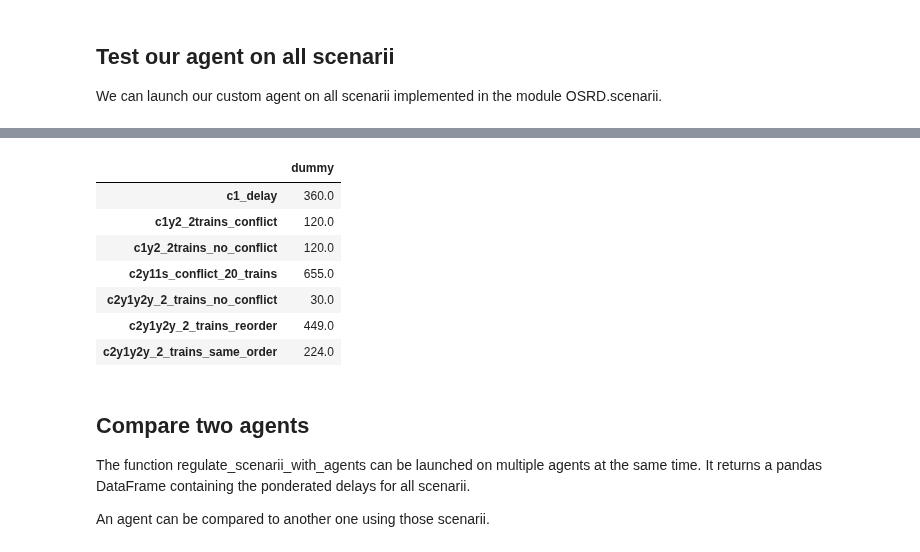
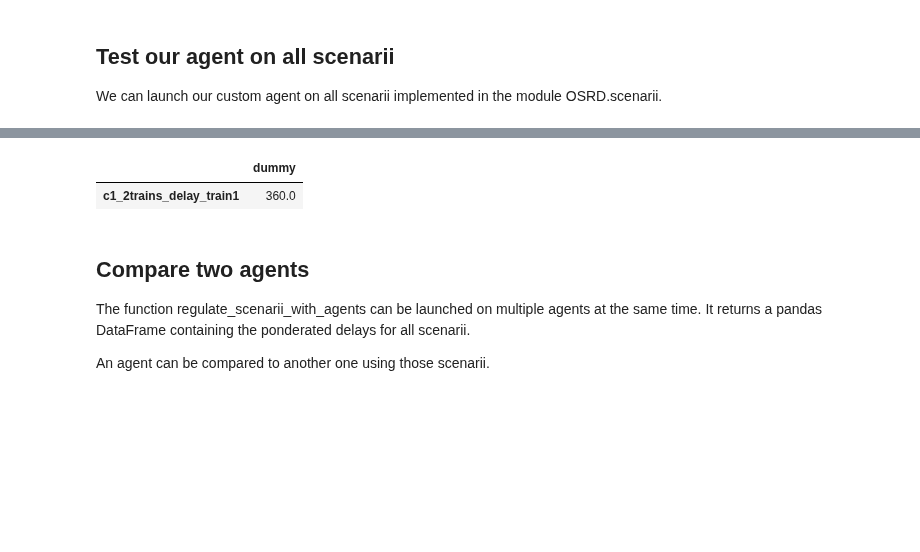
Before and after one commit to y-plus/pyOSRD, a Jupyter notebook: doc/tutorials/6_custom_agent.ipynb, the cells around one changed output, grey strips where cells are left out. Cells and saved outputs as stored; diff of their text form; code cells hidden in the pictures; blank space fills up the shorter version.

```diff
--- a/doc/tutorials/6_custom_agent.ipynb
+++ b/doc/tutorials/6_custom_agent.ipynb
@@ -21,8 +21,8 @@ class DummySchedulerAgent(SchedulerAgent):
 ## Test our agent on all scenarii
 We can launch our custom agent on all scenarii implemented in the module OSRD.scenarii.
 # %%
-from pyosrd.agents.scheduler_agent import regulate_scenarii_with_agents
+from pyosrd.agents.scheduler_agent import regulate_delays_with_agents
 
 agent = DummySchedulerAgent("dummy")
-regulate_scenarii_with_agents("all", agent)
+regulate_delays_with_agents("all", agent)
 # %% [output]
@@ -46,11 +46,5 @@ regulate_scenarii_with_agents("all", agent)
 |  | dummy |
-| c1_delay | 360.0 |
-| c1y2_2trains_conflict | 120.0 |
-| c1y2_2trains_no_conflict | 120.0 |
-| c2y11s_conflict_20_trains | 655.0 |
-| c2y1y2y_2_trains_no_conflict | 30.0 |
-| c2y1y2y_2_trains_reorder | 449.0 |
-| c2y1y2y_2_trains_same_order | 224.0 |
+| c1_2trains_delay_train1 | 360.0 |
 # %% [markdown]
 ## Compare two agents
 
```
Also changed, not shown: parts of 2 cells of this notebook, 50 other files.
